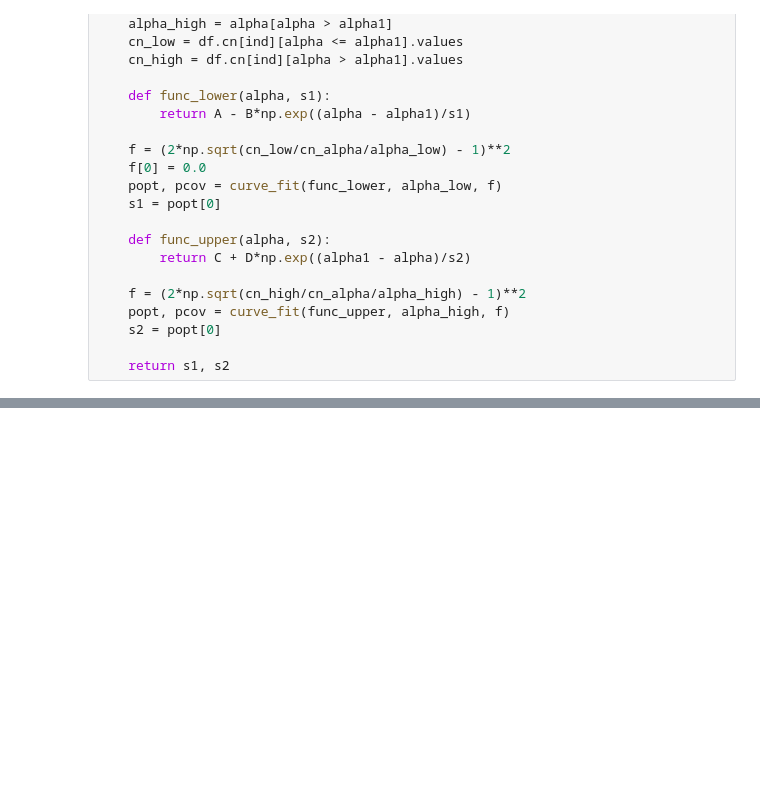
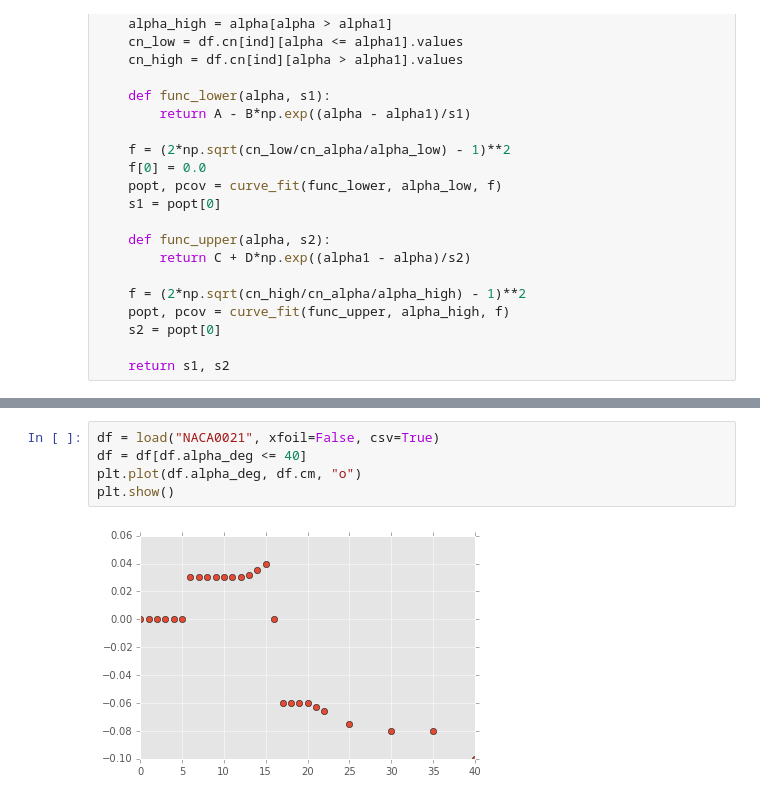
Before and after one commit to petebachant/Leishman-Beddoes-constants, a Jupyter notebook: notebook.ipynb, the cells around one changed output, grey strips where cells are left out. Saved outputs shown, nothing was run; the diff lists cells and outputs as text; blank space fills up the shorter version.

```diff
--- a/notebook.ipynb
+++ b/notebook.ipynb
@@ -296,0 +329,7 @@ S2_alt = 0.026
+# %%
+df = load("NACA0021", xfoil=False, csv=True)
+df = df[df.alpha_deg <= 40]
+plt.plot(df.alpha_deg, df.cm, "o")
+plt.show()
+# %% [output]
+[figure, added]
```
Also changed, not shown: parts of 8 cells of this notebook.
